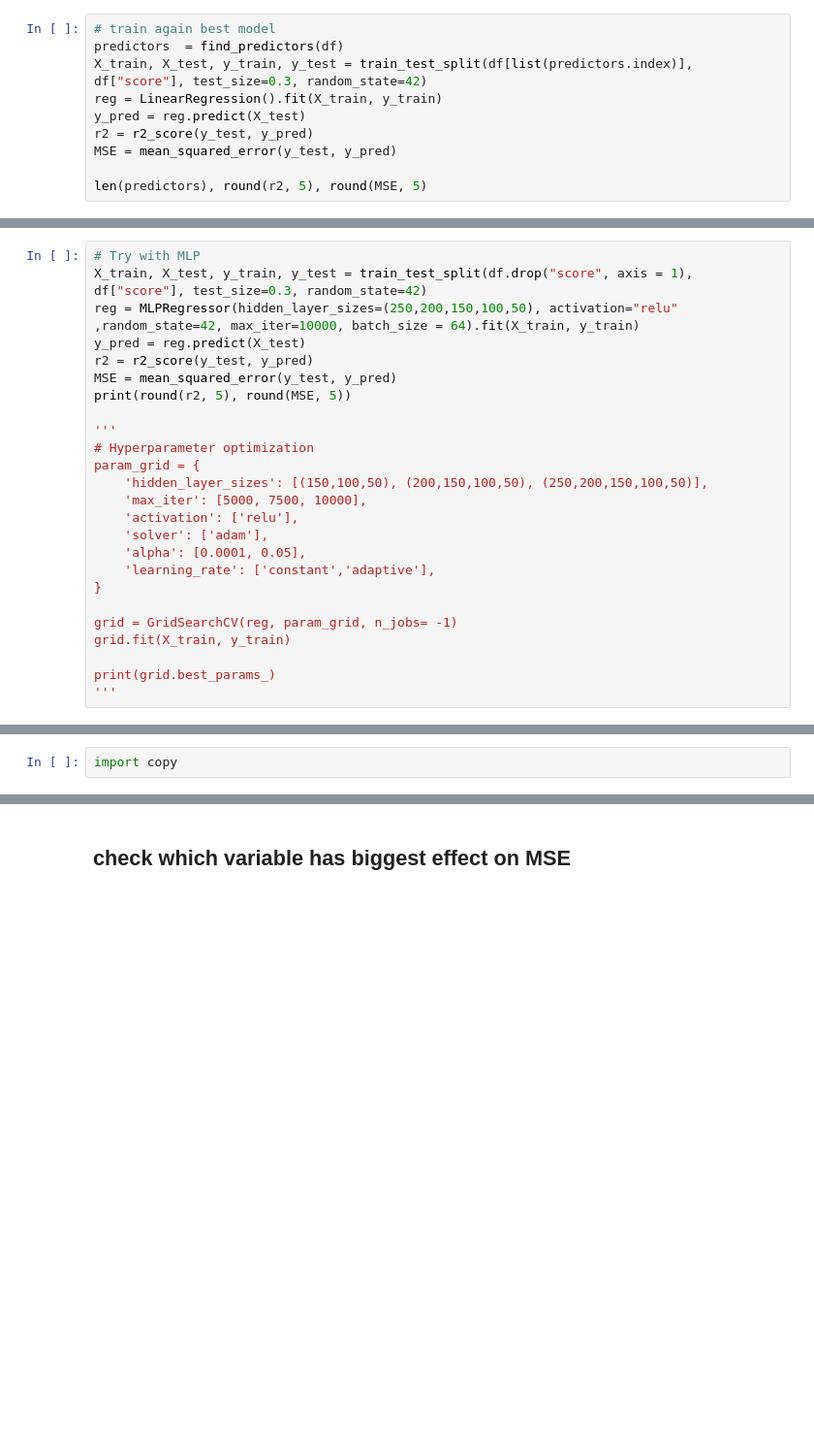
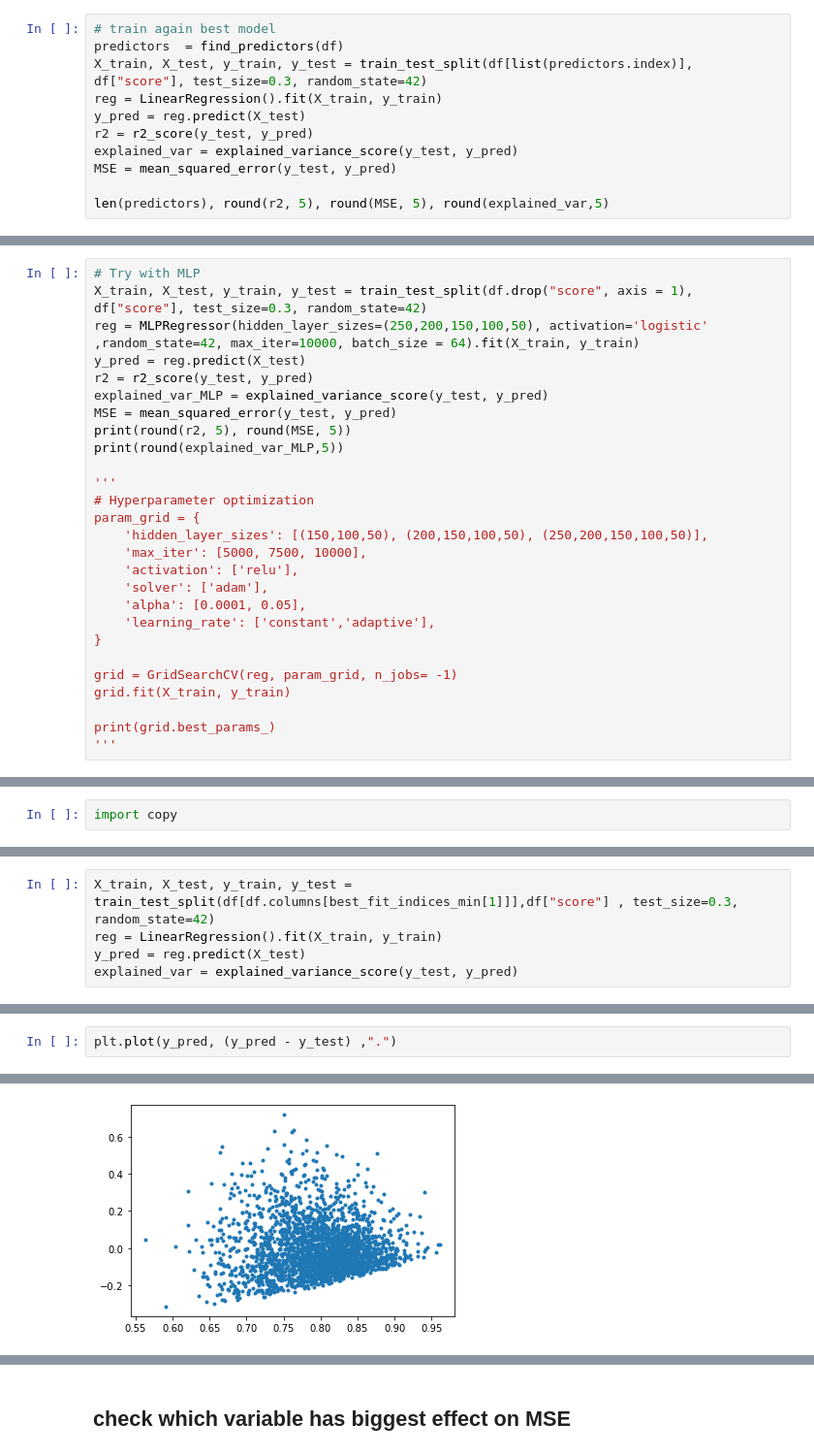
Before and after one commit to emilbreustedt/data-literacy-steam-project, a Jupyter notebook: predictor.ipynb, the cells around one changed output, grey strips where cells are left out. Shown at 97% size. Cells and saved outputs as stored; diff of their text form; blank space fills up the shorter version.

```diff
--- a/predictor.ipynb
+++ b/predictor.ipynb
@@ -64,7 +94,8 @@ X_train, X_test, y_train, y_test = train_test_split(df[list(predictors.index)],
 reg = LinearRegression().fit(X_train, y_train)
 y_pred = reg.predict(X_test)
 r2 = r2_score(y_test, y_pred)
+explained_var = explained_variance_score(y_test, y_pred)
 MSE = mean_squared_error(y_test, y_pred)
 
-len(predictors), round(r2, 5), round(MSE, 5)
+len(predictors), round(r2, 5), round(MSE, 5), round(explained_var,5)
 # %% [output]
@@ -96,11 +147,13 @@ windows & nan \\
 # %%
 # Try with MLP
 X_train, X_test, y_train, y_test = train_test_split(df.drop("score", axis = 1), df["score"], test_size=0.3, random_state=42)
-reg = MLPRegressor(hidden_layer_sizes=(250,200,150,100,50), activation="relu" ,random_state=42, max_iter=10000, batch_size = 64).fit(X_train, y_train)
+reg = MLPRegressor(hidden_layer_sizes=(250,200,150,100,50), activation='logistic' ,random_state=42, max_iter=10000, batch_size = 64).fit(X_train, y_train)
 y_pred = reg.predict(X_test)
 r2 = r2_score(y_test, y_pred)
+explained_var_MLP = explained_variance_score(y_test, y_pred)
 MSE = mean_squared_error(y_test, y_pred)
 print(round(r2, 5), round(MSE, 5))
+print(round(explained_var_MLP,5))
 
 '''
 # Hyperparameter optimization
@@ -297 +273,6 @@ Index(['Sexual Content', 'Remote Play on Phone', 'Steam Turn Notifications',
       dtype='object')
+# %%
+X_train, X_test, y_train, y_test = train_test_split(df[df.columns[best_fit_indices_min[1]]],df["score"] , test_size=0.3, random_state=42)
+reg = LinearRegression().fit(X_train, y_train)
+y_pred = reg.predict(X_test)
+explained_var = explained_variance_score(y_test, y_pred)
@@ -297,0 +285,3 @@ Index(['Sexual Content', 'Remote Play on Phone', 'Steam Turn Notifications',
+# %%
+plt.plot(y_pred, (y_pred - y_test) ,".")
+# %% [output]
@@ -297,0 +289 @@ Index(['Sexual Content', 'Remote Play on Phone', 'Steam Turn Notifications',
+[figure, added]
```
Also changed, not shown: parts of 151 cells of this notebook.
